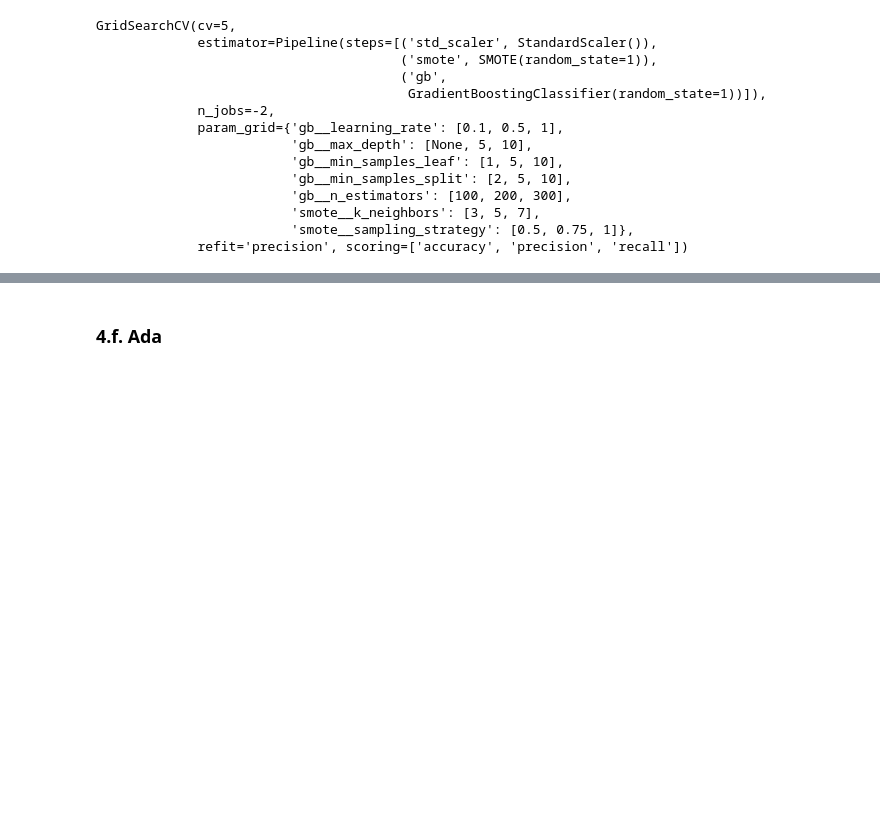
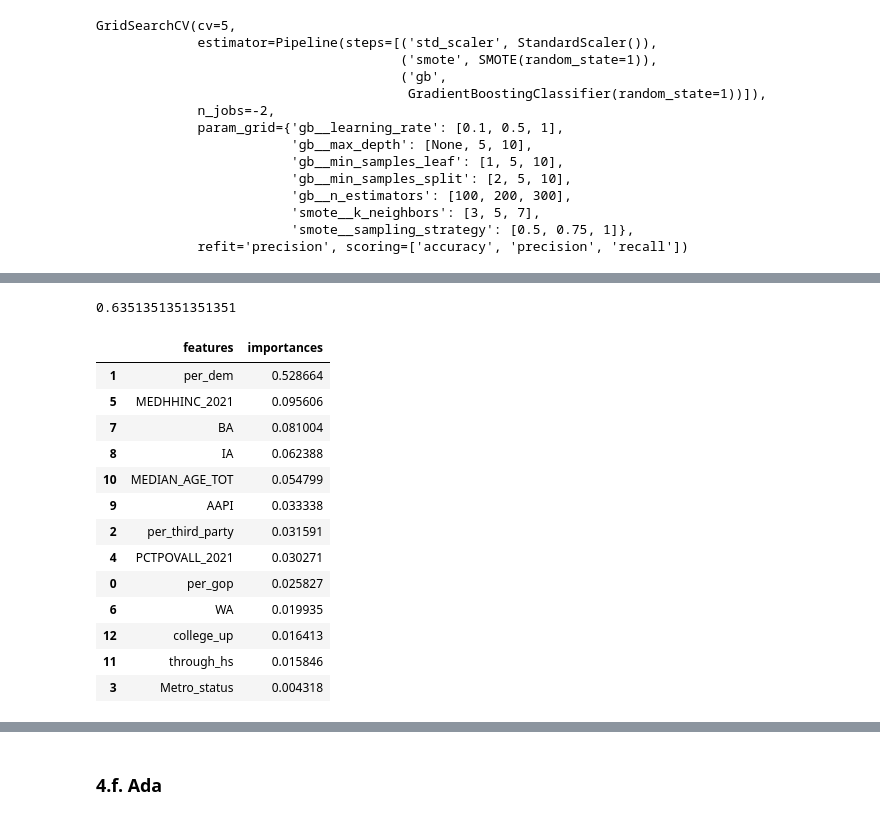
Before and after one commit to natehiatt/covid_vax_project, a Jupyter notebook: Final.ipynb, the cells around one changed output, grey strips where cells are left out. Drawn from its saved outputs; the diff is of its cells as text; code cells hidden in the pictures; blank space fills up the shorter version.

```diff
--- a/Final.ipynb
+++ b/Final.ipynb
@@ -1529,3 +1525,27 @@ Mean training accuracy: 1.0
 Mean training precision: 1.0
 Mean validation data accuracy: 0.9331593313176058
 Mean validation data precision: 0.7076725860701314
+# %%
+
+y_pred = pipe_grid_gb.predict(X_test)
+precision = precision_score(y_test, y_pred)
+precision
+# %% [output]
+0.6351351351351351
+# %%
+get_feature_importances(pipe_grid_gb.best_estimator_.named_steps['gb'], X)
+# %% [output]
+|  | features | importances |
+| 1 | per_dem | 0.528664 |
+| 5 | MEDHHINC_2021 | 0.095606 |
+| 7 | BA | 0.081004 |
+| 8 | IA | 0.062388 |
+| 10 | MEDIAN_AGE_TOT | 0.054799 |
+| 9 | AAPI | 0.033338 |
+| 2 | per_third_party | 0.031591 |
+| 4 | PCTPOVALL_2021 | 0.030271 |
+| 0 | per_gop | 0.025827 |
+| 6 | WA | 0.019935 |
+| 12 | college_up | 0.016413 |
+| 11 | through_hs | 0.015846 |
+| 3 | Metro_status | 0.004318 |
```
Also changed, not shown: parts of 6 cells of this notebook.
